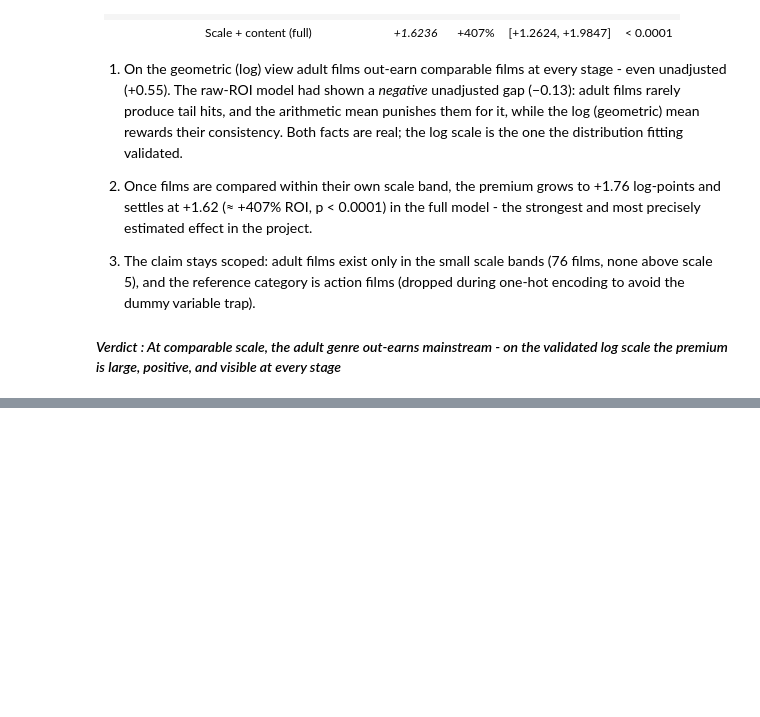
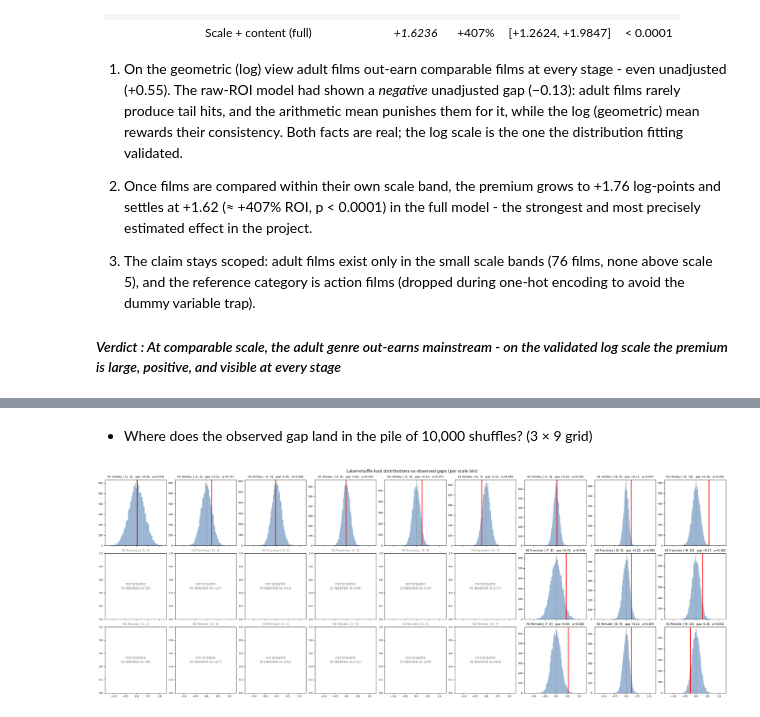
Before and after one commit to Chaos0Speed/IndianMovies, a Jupyter notebook: 5.HypothesisTesting.ipynb, the cells around one changed output, grey strips where cells are left out. Saved outputs shown, nothing was run; the diff lists cells and outputs as text; code cells hidden in the pictures; blank space fills up the shorter version.

```diff
--- a/5.HypothesisTesting.ipynb
+++ b/5.HypothesisTesting.ipynb
@@ -17,7 +7,9 @@ import matplotlib.pyplot as plt
 
 df = pd.read_csv('CleanedDataSet.csv')
 df['Scale_Bin'] = pd.cut(df['Movie_Scale'], bins=range(0, 11)).cat.remove_unused_categories()
-df['log_ROI'] = np.log(df['ROI'])   # primary response (per 3.DistributionFitting.ipynb / 4.LinearRegression.ipynb)
+df['log_ROI'] = np.log(df['ROI'])
+df['log_revenue'] = np.log(df['Revenue'])
+rng = np.random.default_rng(215)
 # %%
 bools = ['Remake', 'Franchise', 'Holiday']
 genres = [  'Genre_adult', 'Genre_animation', 'Genre_comedy', 'Genre_documentary',
@@ -341,7 +333,7 @@ p-value = 0.0000
 - What does a full model considering everything say?
 # %%
 X = "log_ROI ~ " + " + ".join(focus_cols) + " + C(Scale_Bin)"
-full_scale = smf.ols(X, data=df).fit(cov_type='HC3')
+full_scale = smf.ols(X, data=df).fit()
 c, p = full_scale.params['Genre_adult[T.True]'], full_scale.pvalues['Genre_adult[T.True]']
 lo, hi = full_scale.conf_int().loc['Genre_adult[T.True]']
 print(f"Genre_adult coefficient : {c:+.4f}  \np-value = {p:.4f}   \n95% CI [{lo:+.4f}, {hi:+.4f}]")
@@ -481,0 +420,34 @@ are absolute ROI-point effects again; compare with the log ladders above.
+# %% [markdown]
+- Where does the observed gap land in the pile of 10,000 shuffles? (3 × 9 grid)
+# %%
+hyps  = [("H1 Holiday", "Holiday"),
+         ("H2 Franchise", "Franchise"),
+         ("H2 Remake", "Remake")]
+bands = list(df["Scale_Bin"].cat.categories)
+fig, axes = plt.subplots(3, 9, figsize=(26, 9.5), sharex=True, constrained_layout=True)
+for i, (hyp, flag) in enumerate(hyps):
+    for j, band in enumerate(bands):
+        ax  = axes[i, j]
+        sub = df[df["Scale_Bin"] == band]
+        x1  = sub.loc[sub[flag], "log_revenue"].values
+        x0  = sub.loc[~sub[flag], "log_revenue"].values
+        n1, n0 = len(x1), len(x0)
+        if min(n1, n0) < 10:
+            ax.text(0.5, 0.5, f"not testable\n({n1} labelled vs {n0})", ha="center",
+                    va="center", transform=ax.transAxes, fontsize=10, color="grey")
+            ax.set_title(f"{hyp} | {str(band)}", fontsize=8, color="grey")
+            continue
+        pool = np.concatenate([x1, x0])
+        obs  = x1.mean() - x0.mean()
+        luck = np.array([(lambda p: p[:n1].mean() - p[n1:].mean())(rng.permutation(pool))
+                         for _ in range(10_000)])
+        p = (np.sum(luck >= obs) + 1) / 10_001
+        ax.hist(luck, bins=50, color="#9bb7d4")
+        ax.axvline(obs, color="red", lw=2); ax.axvline(0, color="grey", lw=0.8, ls="--")
+        ax.set_title(f"{hyp} | {str(band)}:  gap {obs:+.2f},  p={p:.3f}", fontsize=8)
+fig.suptitle("Label-shuffle luck distributions vs observed gaps (per scale bin)")
+for ax in axes.flat:
+    ax.tick_params(labelsize=7)
+fig.savefig("histograms/shuffle_grid.png", dpi=120); plt.show()
+# %% [output]
+[figure, added]
```
Also changed, not shown: parts of 56 cells of this notebook, 11 other files.
